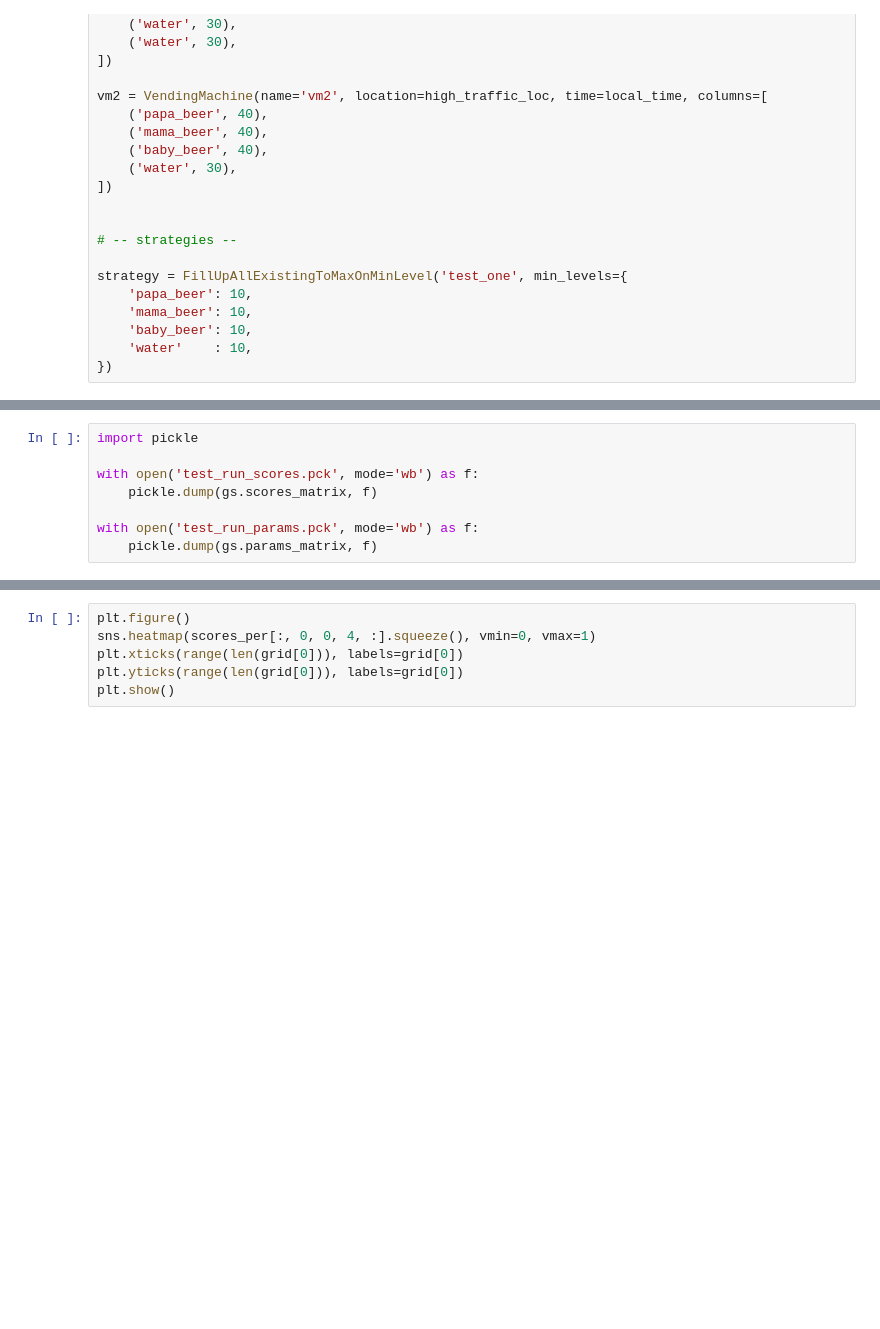
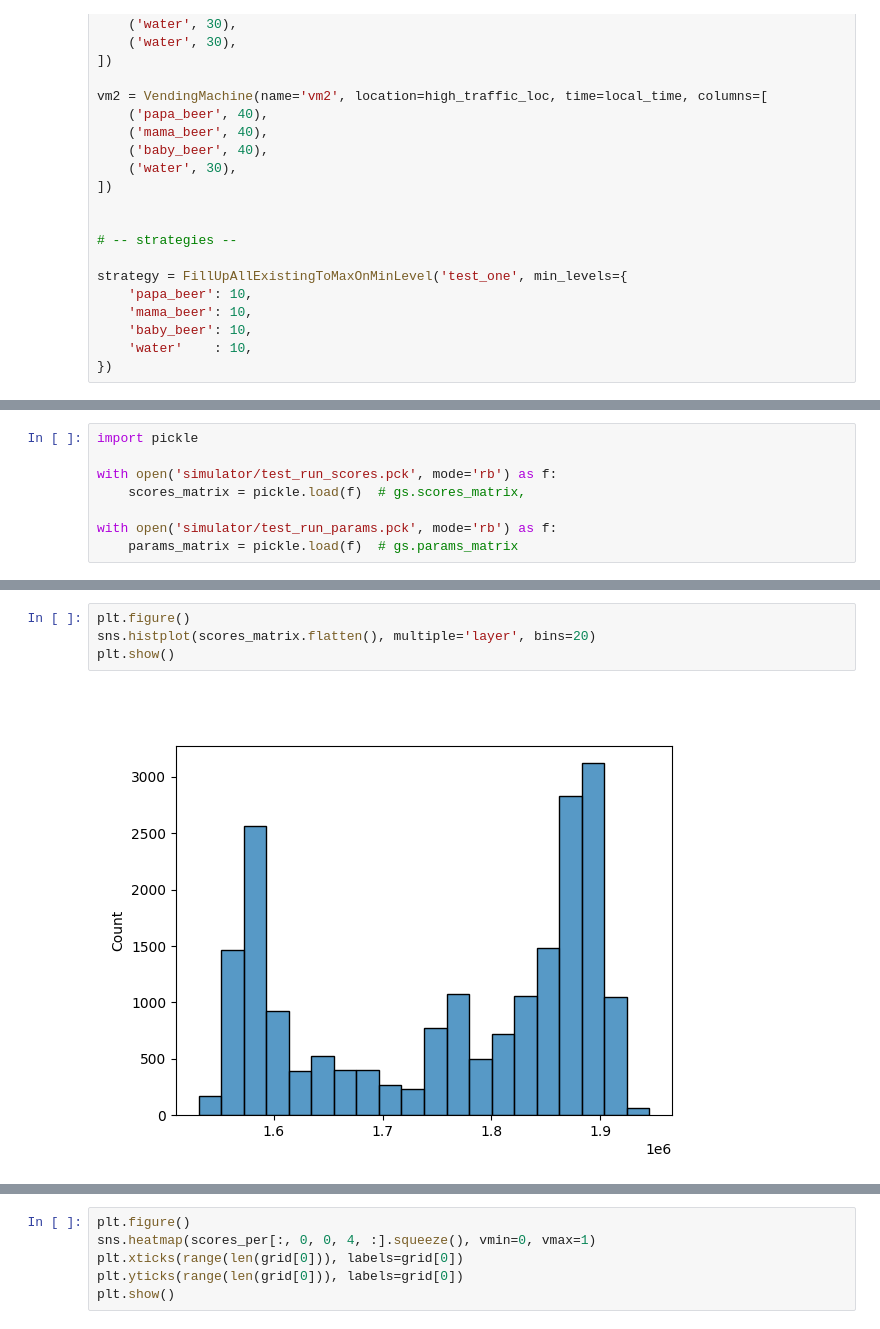
Before and after one commit to mjh-sakh/VendingMachineSym, a Jupyter notebook: VendingMachine.ipynb, the cells around one changed output, grey strips where cells are left out. Saved outputs shown, nothing was run; the diff lists cells and outputs as text; blank space fills up the shorter version.

```diff
--- a/src/VendingMachine.ipynb
+++ b/VendingMachine.ipynb
@@ -306,11 +308,11 @@ Combinations 20000/20000... rate=0.69 Hz, eta=0:00:00, total=8:40:38
 # %%
 import pickle
 
-with open('test_run_scores.pck', mode='wb') as f:
-    pickle.dump(gs.scores_matrix, f)
+with open('simulator/test_run_scores.pck', mode='rb') as f:
+    scores_matrix = pickle.load(f)  # gs.scores_matrix,
 
-with open('test_run_params.pck', mode='wb') as f:
-    pickle.dump(gs.params_matrix, f)
+with open('simulator/test_run_params.pck', mode='rb') as f:
+    params_matrix = pickle.load(f)  # gs.params_matrix
 # %%
 from functools import reduce
 
@@ -357,2 +362,8 @@ for score_ix in sorting[-20:]:
+# %%
+plt.figure()
+sns.histplot(scores_matrix.flatten(), multiple='layer', bins=20)
+plt.show()
+# %% [output]
+[figure, added]
 # %%
 plt.figure()
```
Also changed, not shown: parts of 11 cells of this notebook, 8 other files.
